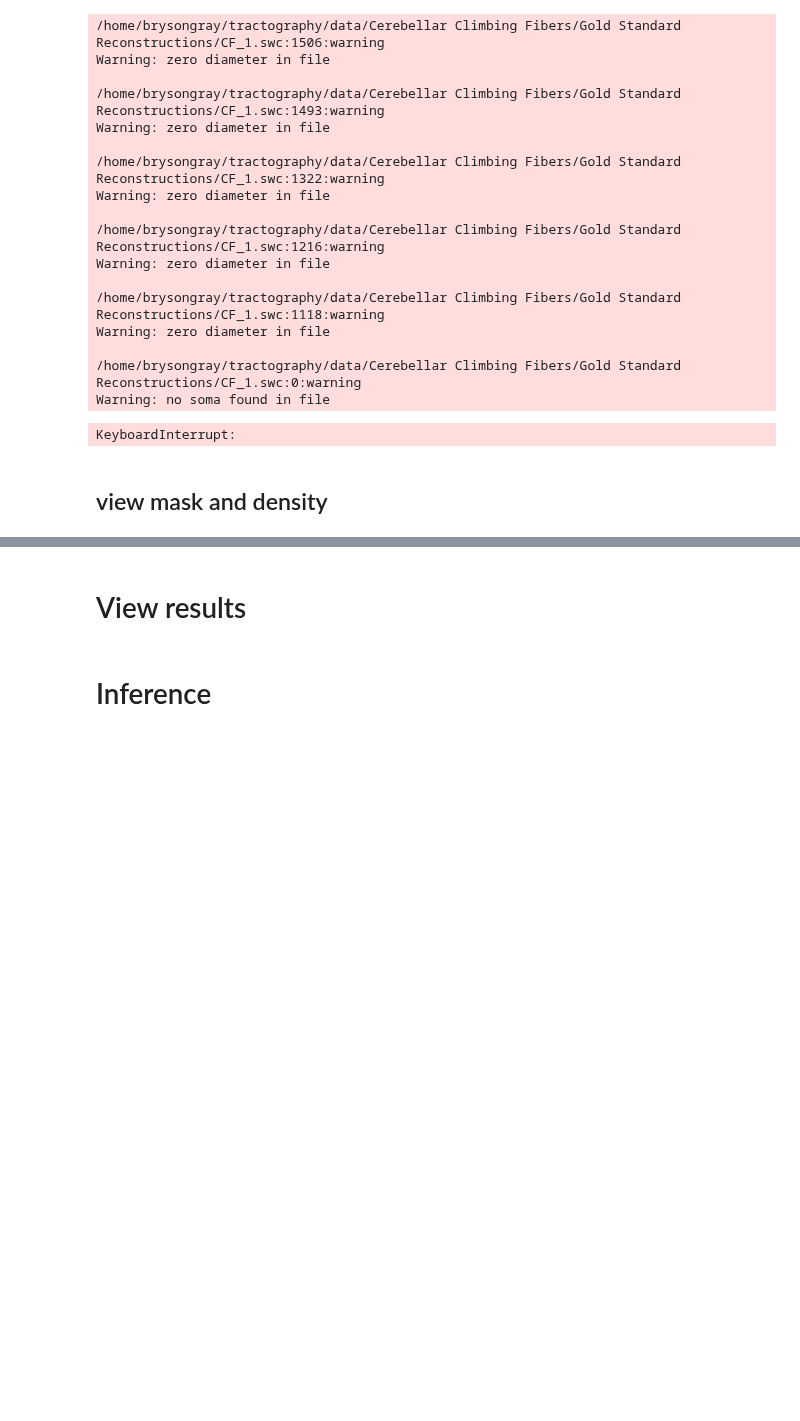
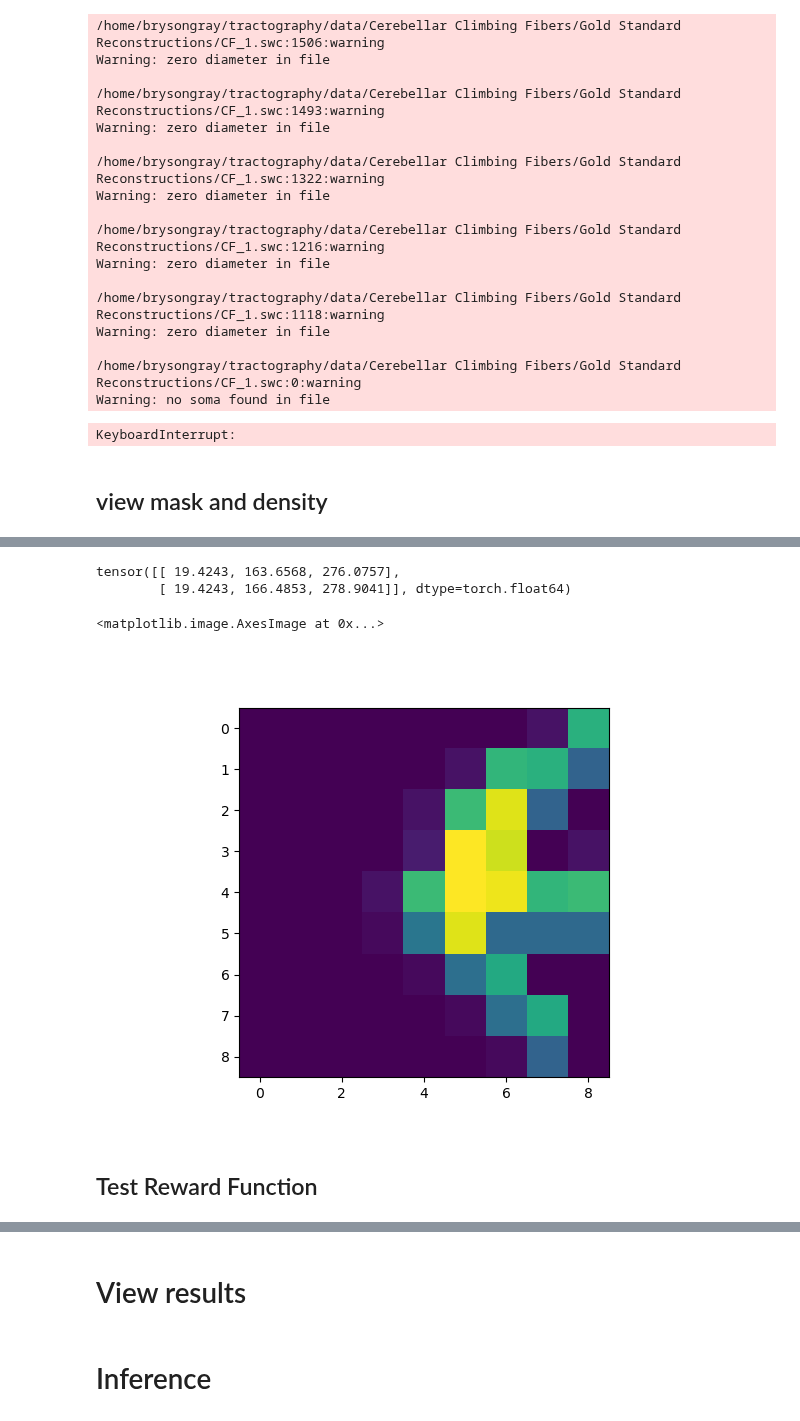
Before and after one commit to twardlab/neurotrack, a Jupyter notebook: neuron_trx/notebooks/neuron_trx_tests.ipynb, the cells around one changed output, grey strips where cells are left out. Saved outputs shown, nothing was run; the diff lists cells and outputs as text; code cells hidden in the pictures; blank space fills up the shorter version.

```diff
--- a/neuron_trx/notebooks/neuron_trx_tests.ipynb
+++ b/neuron_trx/notebooks/neuron_trx_tests.ipynb
@@ -190,3 +198,19 @@ TypeError: tuple indices must be integers or slices, not tuple
+# %%
+theta = -np.pi/4
+v = torch.tensor([0.,-np.sin(theta),np.cos(theta)]) * 4.0
+segment = torch.stack(((c), (c+v)))
+print(segment)
+# env.img.draw_line_segment(segment, width=0.0)
+path = env.img.crop((c), r, interp=True)[0][-1,r]
+plt.figure()
+plt.imshow(path)
+# %% [output]
+tensor([[ 19.4243, 163.6568, 276.0757],
+        [ 19.4243, 166.4853, 278.9041]], dtype=torch.float64)
+<matplotlib.image.AxesImage at 0x...>
+[figure, added]
+# %% [markdown]
+## Test Reward Function
 # %%
 DEVICE = 'cuda:0'
 # %%
```
Also changed, not shown: parts of 12 cells of this notebook, 4 other files.
